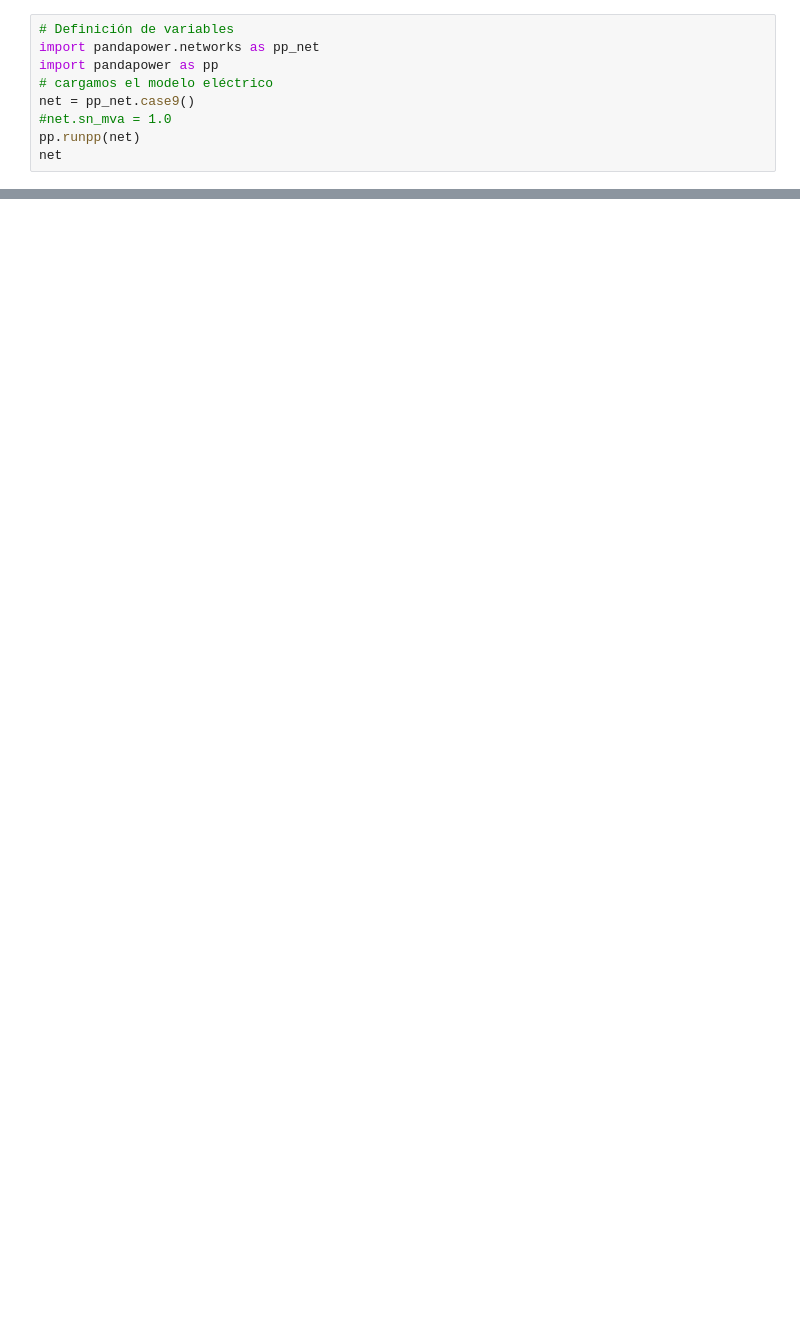
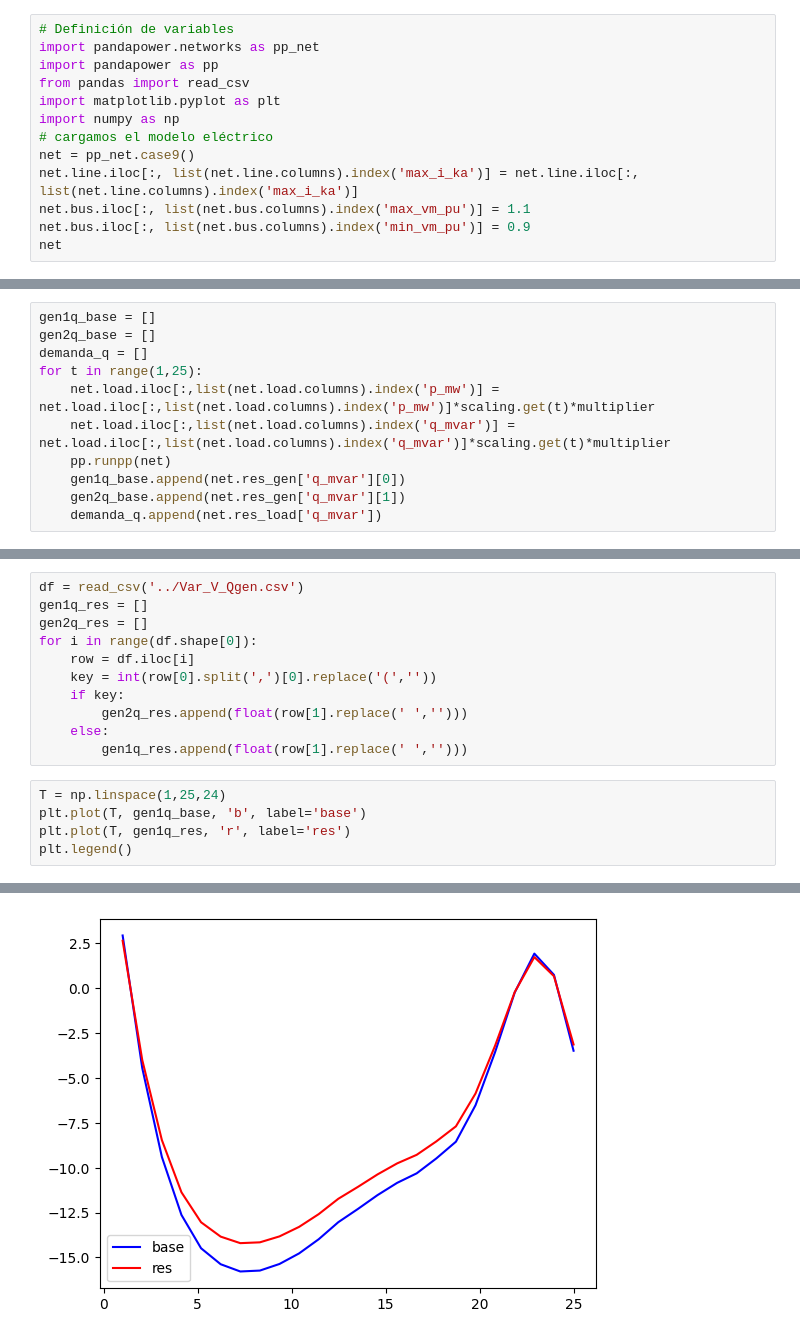
Before and after one commit to nensanc/PowerSystem, a Jupyter notebook: examples/ecuations.ipynb, the cells around one changed output, grey strips where cells are left out. Cells and saved outputs as stored; diff of their text form; blank space fills up the shorter version.

Commit message:
Se ajusta el optimizador solucionando errores de datos del sistema entregado por pandapower

```diff
--- a/examples/ecuations.ipynb
+++ b/examples/ecuations.ipynb
@@ -2,9 +2,13 @@
 # Definición de variables
 import pandapower.networks as pp_net
 import pandapower as pp
+from pandas import read_csv
+import matplotlib.pyplot as plt
+import numpy as np
 # cargamos el modelo eléctrico
 net = pp_net.case9()
-#net.sn_mva = 1.0
-pp.runpp(net)
+net.line.iloc[:, list(net.line.columns).index('max_i_ka')] = net.line.iloc[:, list(net.line.columns).index('max_i_ka')]
+net.bus.iloc[:, list(net.bus.columns).index('max_vm_pu')] = 1.1
+net.bus.iloc[:, list(net.bus.columns).index('min_vm_pu')] = 0.9
 net
 # %% [output]
@@ -70,0 +35,11 @@ net.res_gen
+# %%
+gen1q_base = []
+gen2q_base = []
+demanda_q = []
+for t in range(1,25):
+    net.load.iloc[:,list(net.load.columns).index('p_mw')] = net.load.iloc[:,list(net.load.columns).index('p_mw')]*scaling.get(t)*multiplier
+    net.load.iloc[:,list(net.load.columns).index('q_mvar')] = net.load.iloc[:,list(net.load.columns).index('q_mvar')]*scaling.get(t)*multiplier
+    pp.runpp(net)
+    gen1q_base.append(net.res_gen['q_mvar'][0])
+    gen2q_base.append(net.res_gen['q_mvar'][1])
+    demanda_q.append(net.res_load['q_mvar'])
@@ -70,0 +64,17 @@ net.res_gen
+# %%
+df = read_csv('../Var_V_Qgen.csv')
+gen1q_res = []
+gen2q_res = []
+for i in range(df.shape[0]):
+    row = df.iloc[i]
+    key = int(row[0].split(',')[0].replace('(',''))
+    if key:
+        gen2q_res.append(float(row[1].replace(' ','')))
+    else:
+        gen1q_res.append(float(row[1].replace(' ','')))
+# %%
+T = np.linspace(1,25,24)
+plt.plot(T, gen1q_base, 'b', label='base')
+plt.plot(T, gen1q_res, 'r', label='res')
+plt.legend()
+# %% [output]
@@ -70,0 +82 @@ net.res_gen
+[figure, added]
```
Also changed, not shown: parts of 11 cells of this notebook, 5 other files.
